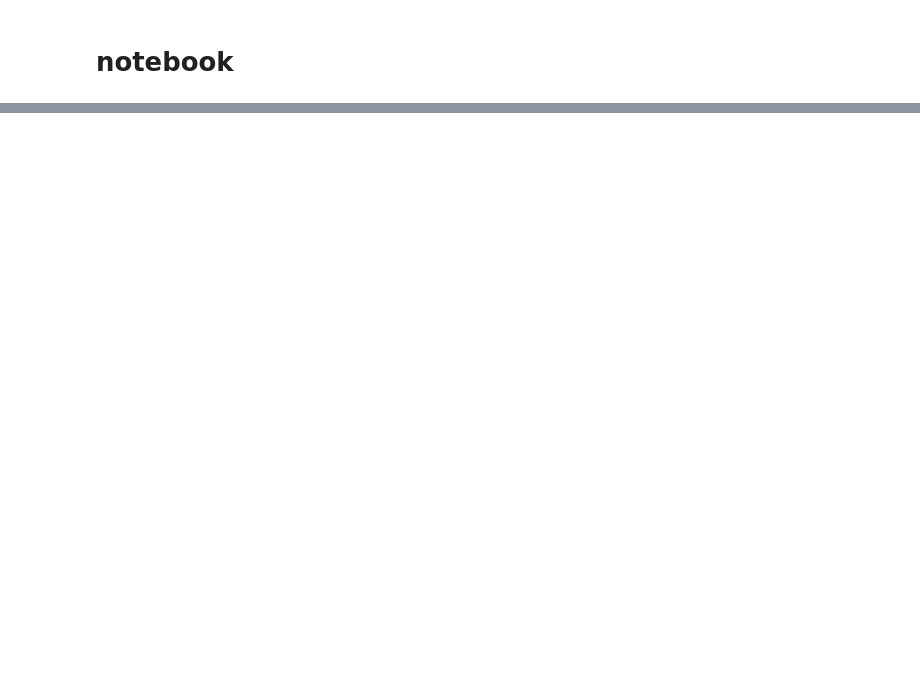
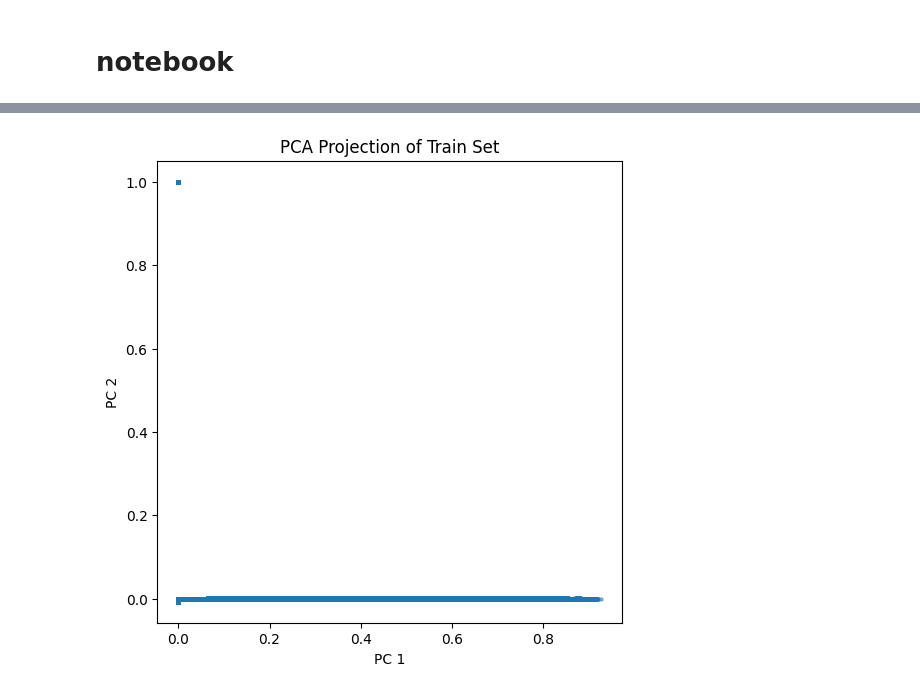
Before and after one commit to rcghpge/annum-tab, a Jupyter notebook: notebooks/notebook.ipynb, the cells around one changed output, grey strips where cells are left out. Drawn from its saved outputs; the diff is of its cells as text; code cells hidden in the pictures; blank space fills up the shorter version.

```diff
--- a/notebooks/notebook.ipynb
+++ b/notebooks/notebook.ipynb
@@ -180,0 +20,81 @@ Modular version 24.4.0-59977802-release
+# %%
+import numpy as np
+import pandas as pd
+import matplotlib.pyplot as plt
+import seaborn as sns
+import glob
+import os
+from sklearn.feature_extraction.text import TfidfVectorizer
+from sklearn.decomposition import TruncatedSVD
+from sklearn.preprocessing import LabelEncoder
+from sklearn.linear_model import LogisticRegression
+from sklearn.metrics import classification_report, confusion_matrix
+
+def load_docs_and_labels(paths):
+    docs = []
+    labels = []
+    for path in paths:
+        with open(path, encoding="utf-8") as f:
+            lines = [line.strip() for line in f if line.strip()]
+            docs.extend(lines)
+            # Use prefix before __ as label
+            filename = os.path.basename(path)
+            label = filename.split("__")[0]
+            labels.extend([label] * len(lines))
+    return docs, labels
+
+# Expand all files
+train_paths = glob.glob("math/train-medium/*.txt")
+test_paths = glob.glob("math/interpolate/*.txt")
+
+train_docs, train_labels = load_docs_and_labels(train_paths)
+test_docs, test_labels = load_docs_and_labels(test_paths)
+
+print("Train docs:", len(train_docs))
+print("Test docs:", len(test_docs))
+
+# ## TF-IDF vectorization
+vectorizer = TfidfVectorizer(stop_words='english', max_features=10000)
+X_train = vectorizer.fit_transform(train_docs)
+X_test = vectorizer.transform(test_docs)
+
+print("Train matrix shape:", X_train.shape)
+print("Test matrix shape:", X_test.shape)
+
+# ## SVD projection (optional visualization)
+svd = TruncatedSVD(n_components=2)
+X_proj = svd.fit_transform(X_train)
+
+plt.figure(figsize=(6, 6))
+plt.scatter(X_proj[:, 0], X_proj[:, 1], s=5, alpha=0.5)
+plt.title("PCA Projection of Train Set")
+plt.xlabel("PC 1")
+plt.ylabel("PC 2")
+plt.show()
+
+# ## Encode labels
+le = LabelEncoder()
+y_train = le.fit_transform(train_labels)
+y_test = le.transform(test_labels)
+
+print("Classes:", le.classes_)
+
+# ## Train classifier
+clf = LogisticRegression(max_iter=1000, random_state=578)
+clf.fit(X_train, y_train)
+
+# ## Predict & evaluate
+y_pred = clf.predict(X_test)
+
+print("\nClassification report on test set:")
+print(classification_report(y_test, y_pred, target_names=le.classes_))
+
+cm = confusion_matrix(y_test, y_pred)
+
+plt.figure(figsize=(10, 8))
+sns.heatmap(cm, annot=True, fmt='d', cmap="Blues", xticklabels=le.classes_, yticklabels=le.classes_)
+plt.title("Confusion Matrix on Test Set")
+plt.xlabel("Predicted label")
+plt.ylabel("True label")
+plt.show()
+# %% [output]
@@ -180,0 +105 @@ Modular version 24.4.0-59977802-release
+[figure, added]
```
Also changed, not shown: parts of 22 cells of this notebook, 30 other files.
